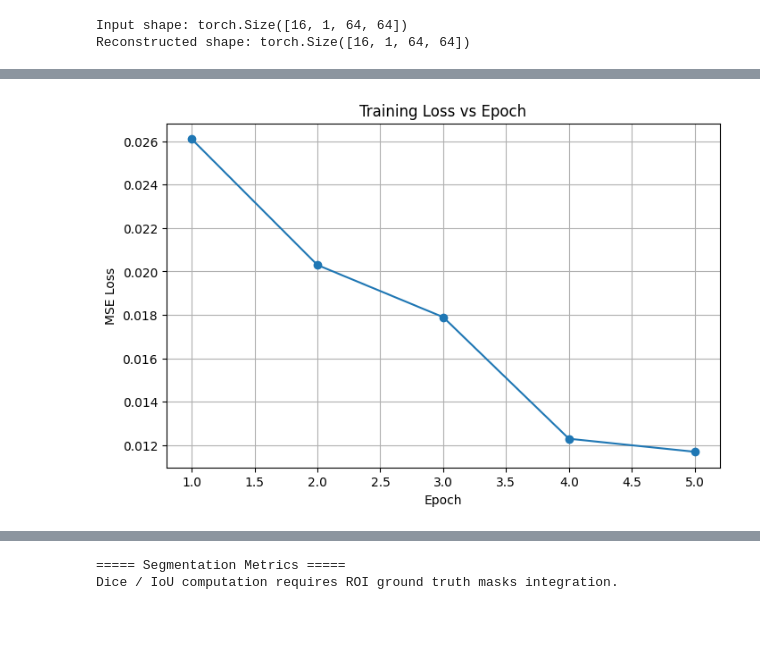
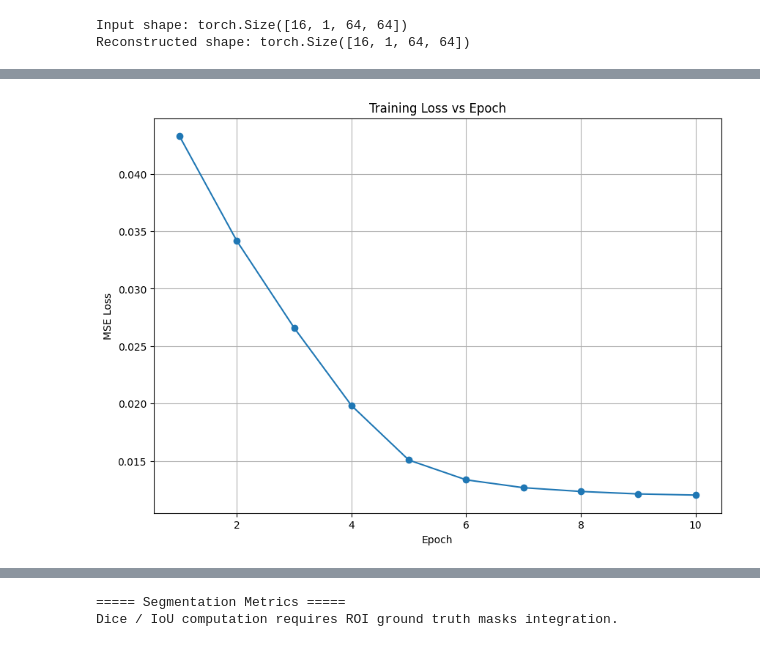
Before and after one commit to bhanujgunas/quantumautoencoder, a Jupyter notebook: ibm_torino_qautoencoder.ipynb, the cells around one changed output, grey strips where cells are left out. Drawn from its saved outputs; the diff is of its cells as text; code cells hidden in the pictures; blank space fills up the shorter version.

Commit message:
CONVERTED to 8-qubit usage model

```diff
--- a/ibm_torino_qautoencoder.ipynb
+++ b/ibm_torino_qautoencoder.ipynb
@@ -585,13 +586,13 @@ class QuantumAutoencoder(nn.Module):
 # %%
 # Example latent vector from CNN encoder
 batch_size = 2
-latent_dim = 4
+latent_dim = 8
 
 z = torch.randn(batch_size, latent_dim)
 
 qae = QuantumAutoencoder(
     n_qubits=latent_dim,
-    n_bottleneck=2
+    n_bottleneck=4
 )
 
 z_recon = qae(z)
@@ -607,7 +608,7 @@ import torch.nn as nn
 import torch.nn.functional as F
 
 class Decoder(nn.Module):
-    def __init__(self, latent_dim=4):
+    def __init__(self, latent_dim=8):
         super().__init__()
 
         # 4 → 4096
@@ -628,8 +629,8 @@ class Decoder(nn.Module):
 
         return x
 # %%
-decoder = Decoder(latent_dim=4).to(DEVICE)
-z_sample = torch.randn(2, 4).to(DEVICE)
+decoder = Decoder(latent_dim=8).to(DEVICE)
+z_sample = torch.randn(4, 8).to(DEVICE)
 x_recon = decoder(z_sample)
 
 print(x_recon.shape)
@@ -721,9 +722,9 @@ Input shape: torch.Size([16, 1, 64, 64])
 Reconstructed shape: torch.Size([16, 1, 64, 64])
 # %%
 criterion = nn.MSELoss()
-optimizer = torch.optim.Adam(model.parameters(), lr=1e-3)
+optimizer = torch.optim.Adam(model.parameters(), lr=1e-4)
 
-EPOCHS = 5
+EPOCHS = 10
 loss_history = []
 for epoch in range(EPOCHS):
     total_loss = 0
@@ -754,14 +771,13 @@ Epoch 5, Loss: 0.0117
 # %%
-loss_history = [0.0261,0.0203,0.0179,0.0123,0.0117] if loss_history == [] else loss_history
-plt.figure(figsize=(8,5))
+plt.figure(figsize=(10,7))
 plt.plot(range(1, EPOCHS+1), loss_history, marker='o')
 plt.title("Training Loss vs Epoch")
 plt.xlabel("Epoch")
 plt.ylabel("MSE Loss")
 plt.grid(True)
 plt.show()
 # %% [output]
-[figure, old version]
+[figure, new version]
 # %%
 import matplotlib.pyplot as plt
 
```
Also changed, not shown: parts of 20 cells of this notebook.
